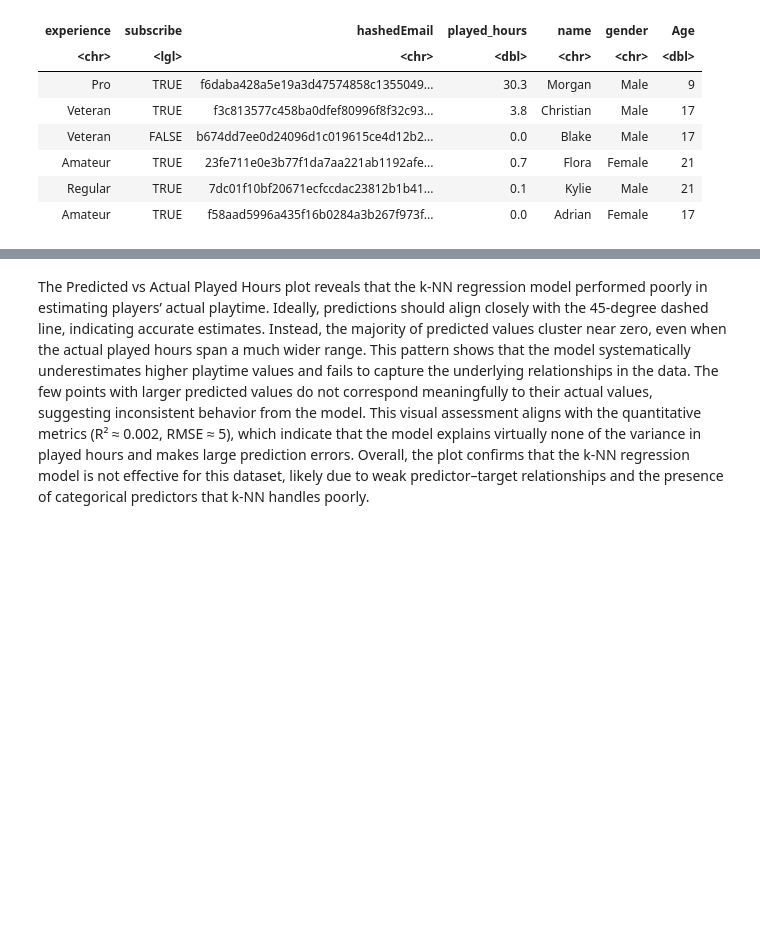
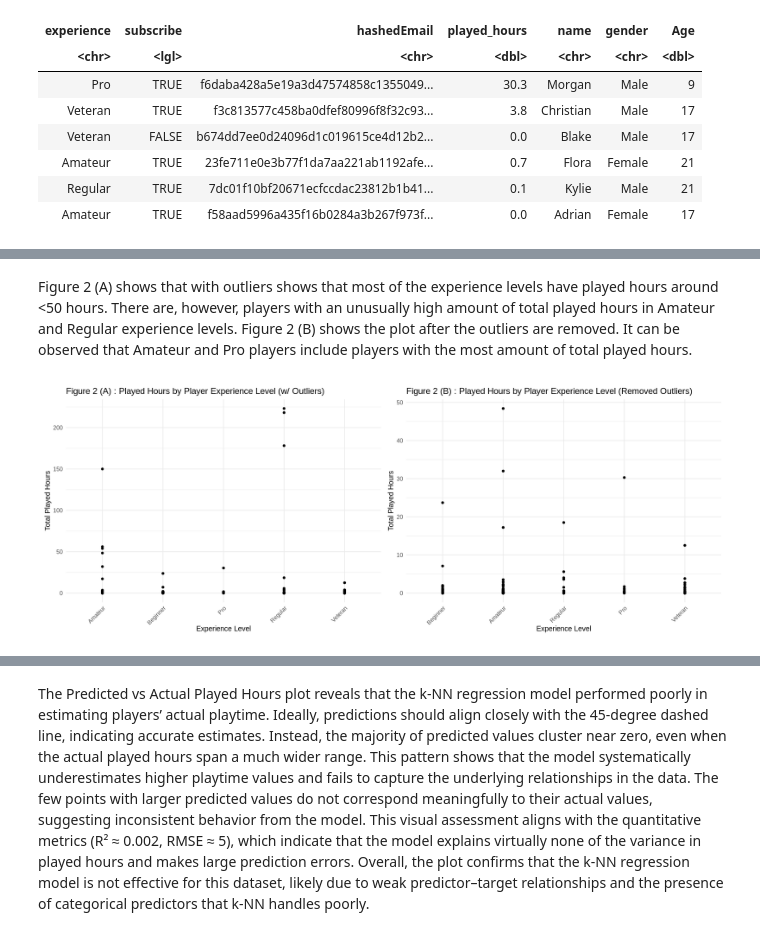
Before and after one commit to ctrl-tiramisu/dsci100-group-008, a Jupyter notebook: group 8 report-Copy1.ipynb, the cells around one changed output, grey strips where cells are left out. Cells and saved outputs as stored; diff of their text form; code cells hidden in the pictures; blank space fills up the shorter version.

```diff
--- a/group 8 report-Copy1.ipynb
+++ b/group 8 report-Copy1.ipynb
@@ -310,0 +349,6 @@ A tibble: 6 × 5
+# %% [markdown]
+Figure 2 (A) shows that with outliers shows that most of the experience levels have played hours around <50 hours. There are, however, players with an unusually high amount of total played hours in Amateur and Regular experience levels. Figure 2 (B) shows the plot after the outliers are removed. It can be observed that Amateur and Pro players include players with the most amount of total played hours.
+# %%
+(players_experience_hours1 + players_experience_hours2)
+# %% [output]
+[figure, added]
```
Also changed, not shown: parts of 41 cells of this notebook.
